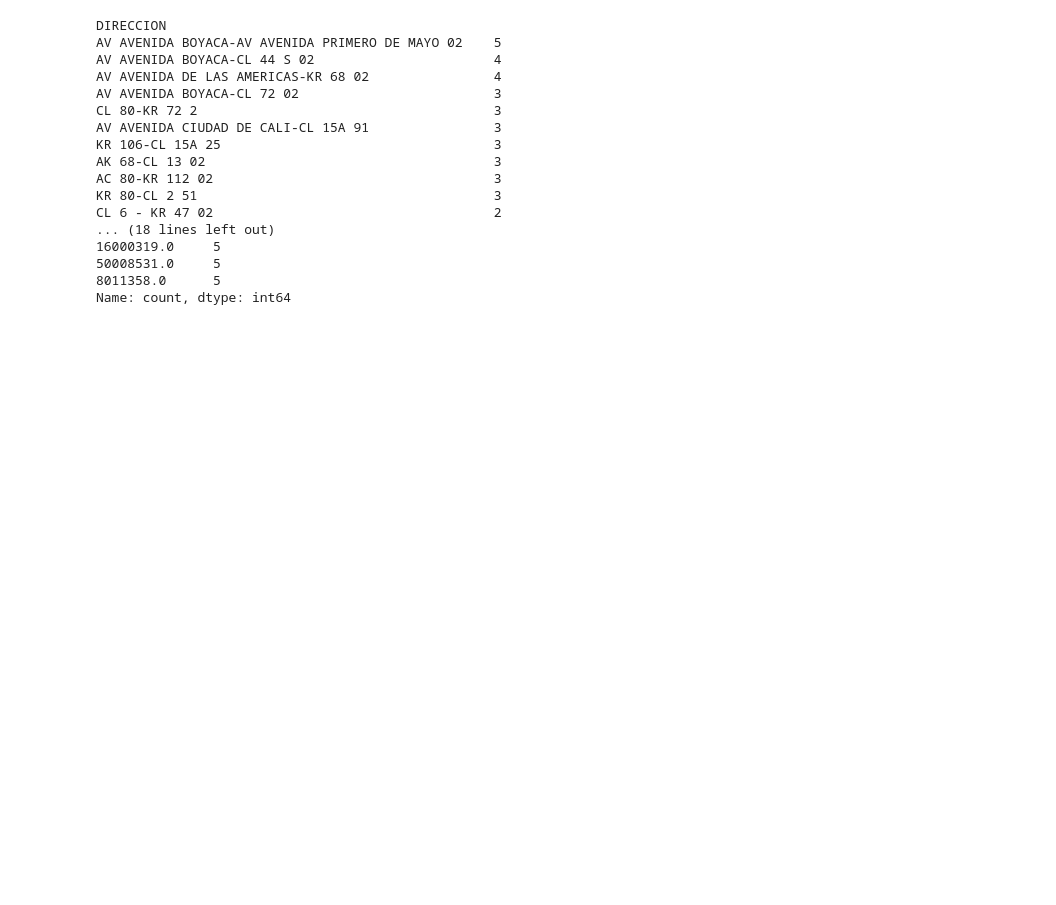
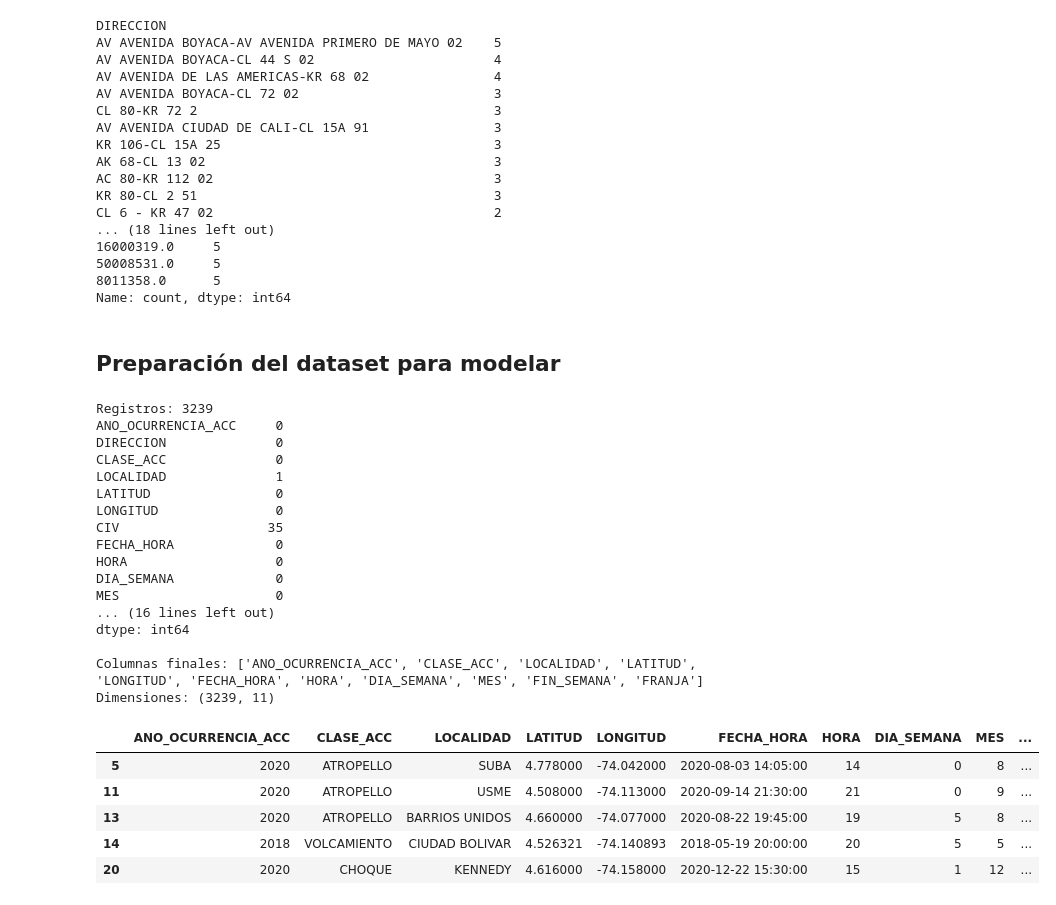
Before and after one commit to CarlosM2304/RoadAccidentsClustering, a Jupyter notebook: cuaderno.ipynb, the cells around one changed output. Cells and saved outputs as stored; diff of their text form; code cells hidden in the pictures; blank space fills up the shorter version.

Commit message:
Preparacion del dataset para modelar

```diff
--- a/cuaderno.ipynb
+++ b/cuaderno.ipynb
@@ -321,3 +321,79 @@ CL 6 - KR 47 02                                    2
 50008531.0     5
 8011358.0      5
 Name: count, dtype: int64
+# %% [markdown]
+## Preparación del dataset para modelar
+# %%
+from sklearn.neighbors import KNeighborsClassifier
+
+# =========================================================
+# 1. ELIMINAR IDENTIFICADORES, DUPLICADOS Y PK_CALZADA
+# =========================================================
+df = df.drop(columns=["OBJECTID", "FORMULARIO", "CODIGO_ACCIDENTE", "X", "Y", "PK_CALZADA"])
+
+# =========================================================
+# 2. FILTRAR ACCIDENTES CON MUERTOS (objetivo del proyecto)
+# =========================================================
+df = df[df["GRAVEDAD"] == "CON MUERTOS"].copy()
+df = df.drop(columns=["GRAVEDAD"])            # ya es constante
+print("Registros:", len(df))
+
+# =========================================================
+# 3. FECHAS: DERIVAR VARIABLES Y ELIMINAR LAS ORIGINALES
+# =========================================================
+fh = pd.to_datetime(df["FECHA_HORA_ACC"].str[:19], format="%Y/%m/%d %H:%M:%S")
+
+df["HORA"] = fh.dt.hour
+df["DIA_SEMANA"] = fh.dt.dayofweek                       # 0 = lunes
+df["FIN_SEMANA"] = df["DIA_SEMANA"].isin([5, 6]).astype(int)
+df["FRANJA"] = pd.cut(df["HORA"], bins=[-1, 5, 11, 17, 23],
+                      labels=["Madrugada", "Mañana", "Tarde", "Noche"])
+
+df = df.drop(columns=["FECHA_OCURRENCIA_ACC", "FECHA_HORA_ACC"])
+
+# =========================================================
+# 4. NULOS RESTANTES
+# =========================================================
+print(df.isnull().sum())
+
+# 4a. CIV y DIRECCION: identificador de vía / texto libre -> fuera
+df = df.drop(columns=["CIV", "DIRECCION"])
+
+# 4b. Coordenadas fuera de Bogotá -> fuera
+df = df[df["LATITUD"].between(3.7, 4.85) & df["LONGITUD"].between(-74.45, -73.95)]
+
+# 4c. LOCALIDAD nula -> se completa con el vecino más cercano según coordenadas
+faltan = df["LOCALIDAD"].isna()
+if faltan.any():
+    knn = KNeighborsClassifier(n_neighbors=5)
+    knn.fit(df.loc[~faltan, ["LATITUD", "LONGITUD"]], df.loc[~faltan, "LOCALIDAD"])
+    df.loc[faltan, "LOCALIDAD"] = knn.predict(df.loc[faltan, ["LATITUD", "LONGITUD"]])
+
+print("\nNulos finales:\n", df.isnull().sum())
+print("\nColumnas finales:", df.columns.tolist())
+print("Dimensiones:", df.shape)
+df.head()
+# %% [output]
+Registros: 3239
+ANO_OCURRENCIA_ACC     0
+DIRECCION              0
+CLASE_ACC              0
+LOCALIDAD              1
+LATITUD                0
+LONGITUD               0
+CIV                   35
+FECHA_HORA             0
+HORA                   0
+DIA_SEMANA             0
+MES                    0
+... (16 lines left out)
+dtype: int64
+
+Columnas finales: ['ANO_OCURRENCIA_ACC', 'CLASE_ACC', 'LOCALIDAD', 'LATITUD', 'LONGITUD', 'FECHA_HORA', 'HORA', 'DIA_SEMANA', 'MES', 'FIN_SEMANA', 'FRANJA']
+Dimensiones: (3239, 11)
+|  | ANO_OCURRENCIA_ACC | CLASE_ACC | LOCALIDAD | LATITUD | LONGITUD | FECHA_HORA | HORA | DIA_SEMANA | MES | ... |
+| 5 | 2020 | ATROPELLO | SUBA | 4.778000 | -74.042000 | 2020-08-03 14:05:00 | 14 | 0 | 8 | ... |
+| 11 | 2020 | ATROPELLO | USME | 4.508000 | -74.113000 | 2020-09-14 21:30:00 | 21 | 0 | 9 | ... |
+| 13 | 2020 | ATROPELLO | BARRIOS UNIDOS | 4.660000 | -74.077000 | 2020-08-22 19:45:00 | 19 | 5 | 8 | ... |
+| 14 | 2018 | VOLCAMIENTO | CIUDAD BOLIVAR | 4.526321 | -74.140893 | 2018-05-19 20:00:00 | 20 | 5 | 5 | ... |
+| 20 | 2020 | CHOQUE | KENNEDY | 4.616000 | -74.158000 | 2020-12-22 15:30:00 | 15 | 1 | 12 | ... |
```
